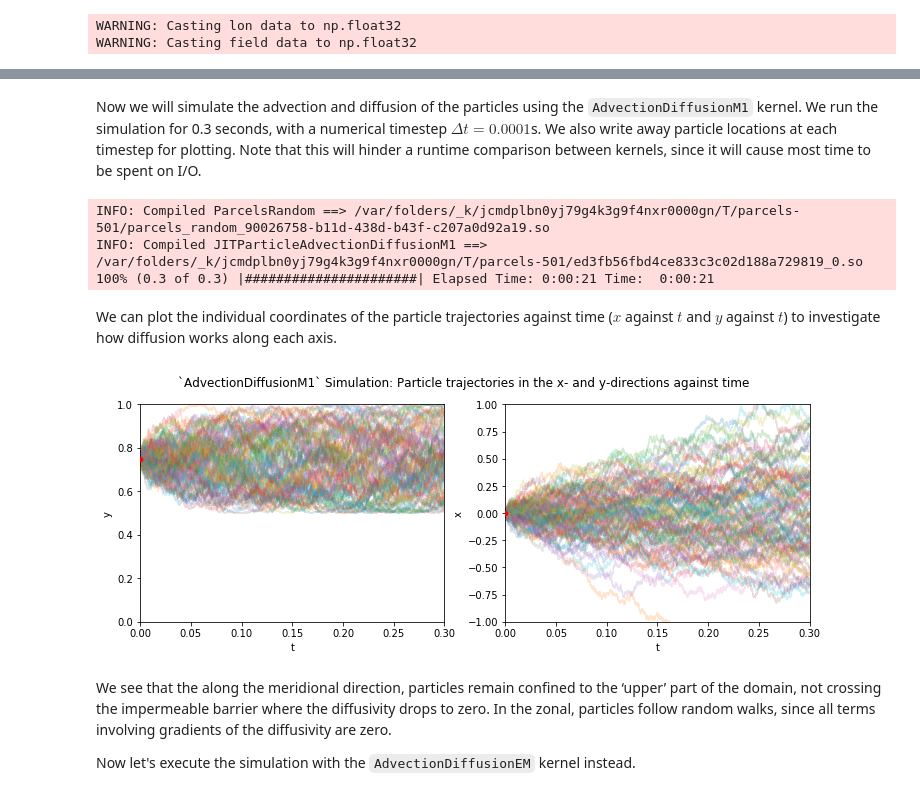
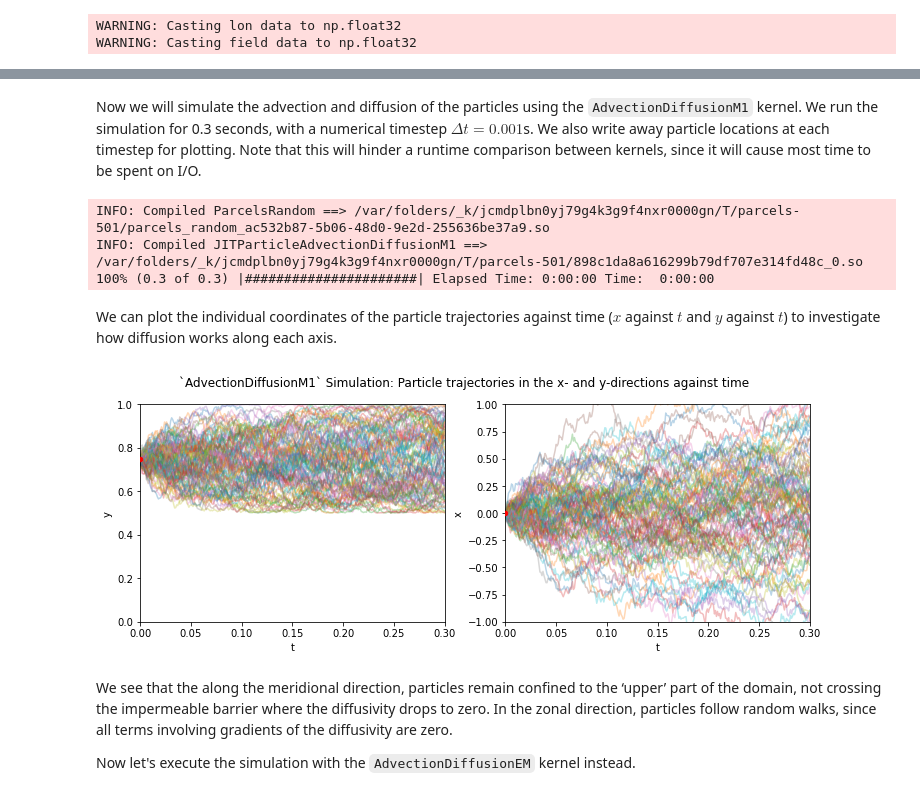
Before and after one commit to OceanParcels/Parcels, a Jupyter notebook: parcels/examples/tutorial_diffusion.ipynb, the cells around one changed output, grey strips where cells are left out. Cells and saved outputs as stored; diff of their text form; code cells hidden in the pictures.

```diff
--- a/parcels/examples/tutorial_diffusion.ipynb
+++ b/parcels/examples/tutorial_diffusion.ipynb
@@ -89,7 +87,7 @@ from parcels import ParcelsRandom
 from parcels import (FieldSet, ParticleSet, JITParticle,
                      DiffusionUniformKh, AdvectionDiffusionM1, AdvectionDiffusionEM)
 # %%
-K_bar = 0.25  # Average diffusivity
+K_bar = 0.5   # Average diffusivity
 alpha = 1.    # Profile steepness
 L = 1.        # Basin scale
 Ny = 103      # Number of grid cells in y_direction (101 +2, one level above and one below, where fields are set to zero)
@@ -140,9 +138,9 @@ def get_test_particles():
                                  time=np.zeros(100),
                                  lonlatdepth_dtype=np.float64)
 # %% [markdown]
-Now we will simulate the advection and diffusion of the particles using the `AdvectionDiffusionM1` kernel. We run the simulation for 0.3 seconds, with a numerical timestep $\Delta t = 0.0001$s. We also write away particle locations at each timestep for plotting. Note that this will hinder a runtime comparison between kernels, since it will cause most time to be spent on I/O.
+Now we will simulate the advection and diffusion of the particles using the `AdvectionDiffusionM1` kernel. We run the simulation for 0.3 seconds, with a numerical timestep $\Delta t = 0.001$s. We also write away particle locations at each timestep for plotting. Note that this will hinder a runtime comparison between kernels, since it will cause most time to be spent on I/O.
 # %%
-dt = 0.0001
+dt = 0.001
 testParticles = get_test_particles()
 output_file = testParticles.ParticleFile(name="M1_out.nc",
                                          outputdt=timedelta(seconds=dt))
@@ -154,9 +152,9 @@ testParticles.execute(AdvectionDiffusionM1,
                       verbose_progress=True)
 output_file.close()  # to write the output to a netCDF file, since `output_file` does not close automatically when using notebooks
 # %% [output]
-INFO: Compiled ParcelsRandom ==> /var/folders/_k/jcmdplbn0yj79g4k3g9f4nxr0000gn/T/parcels-501/parcels_random_90026758-b11d-438d-b43f-c207a0d92a19.so
-INFO: Compiled JITParticleAdvectionDiffusionM1 ==> /var/folders/_k/jcmdplbn0yj79g4k3g9f4nxr0000gn/T/parcels-501/ed3fb56fbd4ce833c3c02d188a729819_0.so
-100% (0.3 of 0.3) |######################| Elapsed Time: 0:00:21 Time:  0:00:21
+INFO: Compiled ParcelsRandom ==> /var/folders/_k/jcmdplbn0yj79g4k3g9f4nxr0000gn/T/parcels-501/parcels_random_ac532b87-5b06-48d0-9e2d-255636be37a9.so
+INFO: Compiled JITParticleAdvectionDiffusionM1 ==> /var/folders/_k/jcmdplbn0yj79g4k3g9f4nxr0000gn/T/parcels-501/898c1da8a616299b79df707e314fd48c_0.so
+100% (0.3 of 0.3) |######################| Elapsed Time: 0:00:00 Time:  0:00:00
 # %%
 M1_out = xr.open_dataset("M1_out.nc")
 # %% [markdown]
@@ -164,21 +162,21 @@ We can plot the individual coordinates of the particle trajectories against time
 # %%
 fig, ax = plt.subplots(1, 2)
 fig.set_figwidth(12)
 
 for data, ai, dim, ystart, ylim in zip([M1_out.lat, M1_out.lon], ax, ('y', 'x'), (0.75, 0), [(0, 1), (-1, 1)]):
-    ai.plot(np.arange(0, 0.3002, 0.0001), data.T, alpha=0.2)
+    ai.plot(np.arange(0, 0.3002, 0.001), data.T, alpha=0.3)
     ai.scatter(0, ystart, s=20, c='r', zorder=3)
     ai.set_xlabel("t")
     ai.set_ylabel(dim)
     ai.set_xlim(0, 0.3)
     ai.set_ylim(ylim)
 
 fig.suptitle("`AdvectionDiffusionM1` Simulation: Particle trajectories in the x- and y-directions against time")
 plt.show()
 # %% [output]
-[figure, old version]
+[figure, new version]
 # %% [markdown]
-We see that the along the meridional direction, particles remain confined to the ‘upper’ part of the domain, not crossing the impermeable barrier where the diffusivity drops to zero. In the zonal, particles follow random walks, since all terms involving gradients of the diffusivity are zero.
+We see that the along the meridional direction, particles remain confined to the ‘upper’ part of the domain, not crossing the impermeable barrier where the diffusivity drops to zero. In the zonal direction, particles follow random walks, since all terms involving gradients of the diffusivity are zero.
 
 Now let's execute the simulation with the `AdvectionDiffusionEM` kernel instead.
 # %%
```
Also changed, not shown: parts of 10 cells of this notebook, 14 other files.
